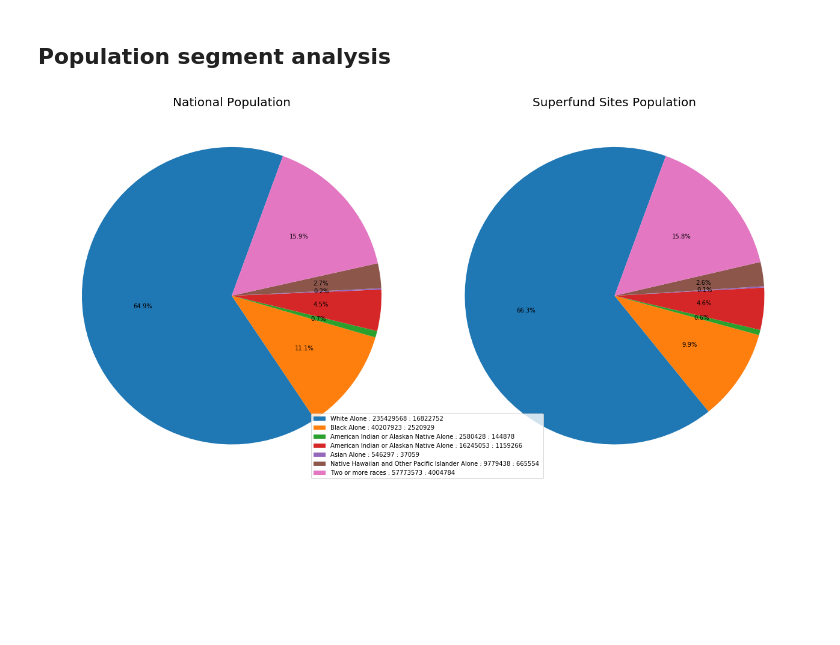
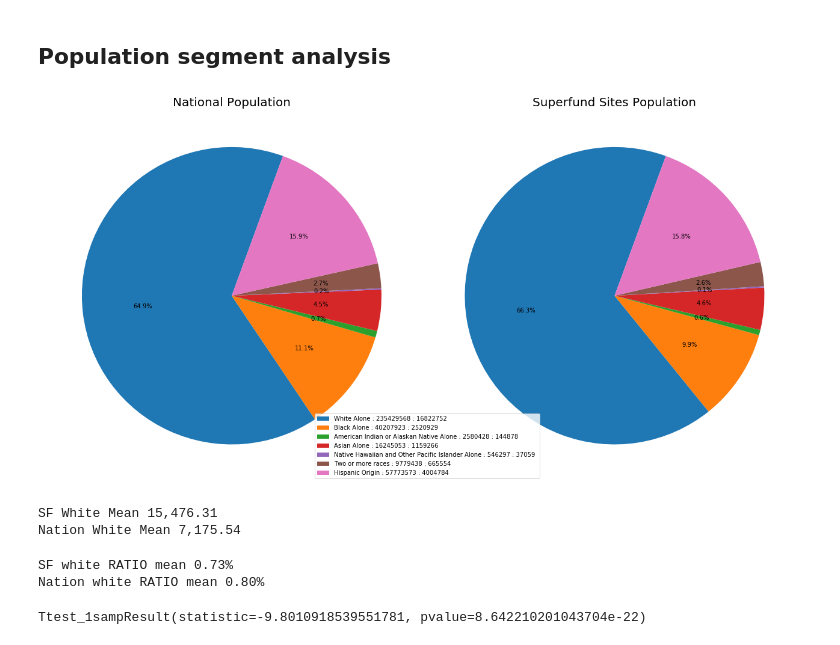
Before and after one commit to harshil753/Project1, a Jupyter notebook: FirstProject.ipynb, the cells around one changed output. Cells and saved outputs as stored; diff of their text form; code cells hidden in the pictures; blank space fills up the shorter version.

Commit message:
added some statistics

```diff
--- a/FirstProject.ipynb
+++ b/FirstProject.ipynb
@@ -11,7 +11,7 @@ from resources.statesAreaInMiles import statesAreaInMiles
 import scipy.stats as stats
 import plotly as py
 from plotly.tools import FigureFactory as FF
-from mpl_toolkits.basemap import Basemap as Basemap
+# from mpl_toolkits.basemap import Basemap as Basemap
 from matplotlib.colors import rgb2hex
 from matplotlib.patches import Polygon
 from matplotlib.gridspec import GridSpec
@@ -24,7 +24,9 @@ py.offline.init_notebook_mode(connected=True)
 
 dt = datetime.today().strftime('%m-%d-%y')
 # Extract API key from external json file
-keyPairs = open('../../keys/appkey.json')
+# keyPairs = open('../../keys/appkey.json')
+# Kristine's keys
+keyPairs = open('keys/appkey.json')
 keyPairs_json = json.load(keyPairs)
 gkey = keyPairs_json['gkey']
 censuskey = keyPairs_json['censuskey']
@@ -435,0 +433,17 @@ len(sfcensus)
+# %%
+# convert the population columns to numeric
+cols=[i for i in censusByZipCd2015_df.columns if i in ["B02001_002E","B02001_003E", "B02001_004E", "B02001_005E", "B02001_006E", "B02001_008E", "B03001_003E"]]
+for col in cols:
+    censusByZipCd2015_df[col]=pd.to_numeric(censusByZipCd2015_df[col])
+# rename these columns
+censusByZipCd2015_df.rename(columns={"B02001_002E":"White Alone", \
+                          "B02001_003E":"Black Alone", \
+                          "B02001_004E": "American Indian or Alaskan Native Alone", \
+                          "B02001_005E": "Asian Alone", \
+                          "B02001_006E": "Native Hawaiian and Other Pacific Islander Alone", \
+                          "B02001_008E": "Two or more races", \
+                          "B03001_003E": "Hispanic Origin"}, inplace=True)
+
+
+sfcensus = sf.merge(censusByZipCd2015_df, how="left", left_on="Zip", right_on="zip code tabulation area")
+len(sfcensus)
@@ -438,44 +454,41 @@ sfcensus.drop_duplicates(subset='Zip', keep="last", inplace=True)
 len(sfcensus)
 # %% [output]
 1156
+# %%
+sfcensus["Total"] = sfcensus[["Black Alone", "White Alone", "American Indian or Alaskan Native Alone","Asian Alone","Native Hawaiian and Other Pacific Islander Alone","Two or more races","Hispanic Origin"]].sum(axis=1)
+censusByZipCd2015_df["Total"] = censusByZipCd2015_df[["Black Alone", "White Alone", "American Indian or Alaskan Native Alone","Asian Alone","Native Hawaiian and Other Pacific Islander Alone","Two or more races","Hispanic Origin"]].sum(axis=1)
+
+censusByZipCd2015_df = censusByZipCd2015_df[censusByZipCd2015_df['Total'] != 0]
+sfcensus = sfcensus[sfcensus['Total'] != 0]
 # %% [markdown]
 ## Population segment analysis
 # %%
-# "B02001_002E" White alone
-# "B02001_003E" Black alone
-# "B02001_004E" American Indian or Alaskan Native Alone
-# "B02001_005E" Asian alone
-# "B02001_006E" Native Hawaiian and Other Pacific Islander Alone
-# "B02001_008E" Two or more races
-# "B03001_003E" Hispanic Origin
-
-popList = ("B02001_002E","B02001_003E", "B02001_004E", "B02001_005E", "B02001_006E", "B02001_008E", "B03001_003E")
-popLabels = ["White Alone", "Black Alone","American Indian or Alaskan Native Alone","American Indian or Alaskan Native Alone","Asian Alone","Native Hawaiian and Other Pacific Islander Alone","Two or more races","Hispanic Origin"]
+popLabels = ["White Alone", "Black Alone","American Indian or Alaskan Native Alone","Asian Alone","Native Hawaiian and Other Pacific Islander Alone","Two or more races","Hispanic Origin"]
 
 nationalPopCount = []
-for p in popList:
+for p in popLabels:
     nationalPopCount.append(pd.to_numeric(censusByZipCd2015_df[p]).sum())
 
 sfPopCount = []
-for p in popList:
+for p in popLabels:
     sfPopCount.append(pd.to_numeric(sfcensus[p]).sum())
 
 fig = plt.figure(figsize=(18,18))
 the_grid = GridSpec(2,2)
 
 ax1 = fig.add_subplot(the_grid[0,0])
 nationalPopSeries = pd.Series(nationalPopCount)
 patches, texts,autotexts = ax1.pie(nationalPopSeries, autopct='%1.1f%%', startangle = 70)
 ax1.set_title("National Population", size=20)
 
 ax2 = fig.add_subplot(the_grid[0,1])
 sfPopSeries = pd.Series(sfPopCount)
 patches, texts,autotexts = ax2.pie(sfPopSeries, autopct='%1.1f%%', startangle = 70)
 ax2.set_title("Superfund Sites Population", size=20)
 
 label1 = ['{0} : {1:1d} : {2:1.0f} ' .format(x,y,z) for x,y,z in zip(popLabels, nationalPopCount, sfPopCount)]
 plt.legend(loc='lower center', labels=label1, bbox_to_anchor=(0, 0))
 plt.tight_layout(pad=1.5, w_pad=0.7, h_pad=0.5)
 plt.show()
 # %% [output]
-[figure, old version]
+[figure, new version]
@@ -481,0 +513,19 @@ plt.show()
+# %%
+print("SF White Mean %s " % ("{:,.2f}".format(sfcensus["White Alone"].mean())))
+print("Nation White Mean %s " % ("{:,.2f}".format(censusByZipCd2015_df["White Alone"].mean())))
+# %% [output]
+SF White Mean 15,476.31
+Nation White Mean 7,175.54
+# %%
+print("SF white RATIO mean %s" % ("{:.2f}%".format(sfcensus["White Ratio"].mean())))
+print("Nation white RATIO mean %s" % ("{:.2f}%".format(censusByZipCd2015_df["White Ratio"].mean())))
+# %% [output]
+SF white RATIO mean 0.73%
+Nation white RATIO mean 0.80%
+# %%
+# t, prob =
+stats.ttest_1samp(a=sfcensus["White Ratio"].dropna(), popmean=censusByZipCd2015_df["White Ratio"].dropna().mean())
+# print("White Ratio: t= %f p-value= %f" % (t,prob))
+# combine and print all t-tests like this? doesn't show full pvalue
+# %% [output]
+Ttest_1sampResult(statistic=-9.8010918539551781, pvalue=8.642210201043704e-22)
```
Also changed, not shown: parts of 8 cells of this notebook, 1 other file.
